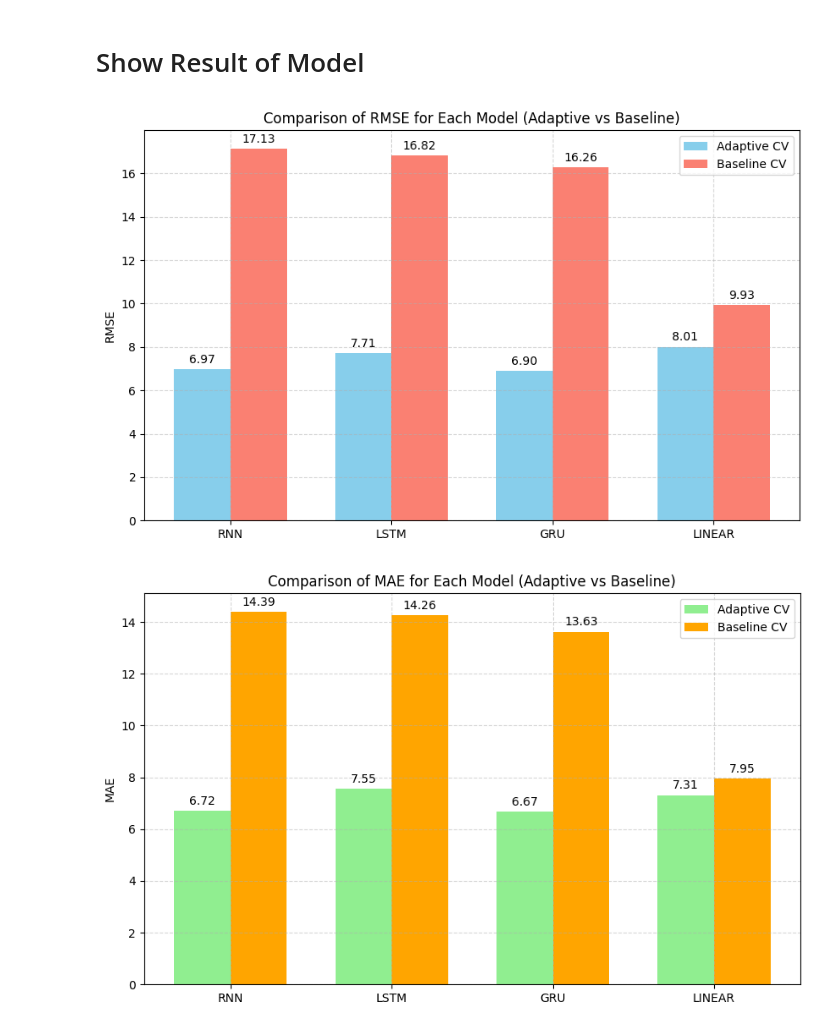
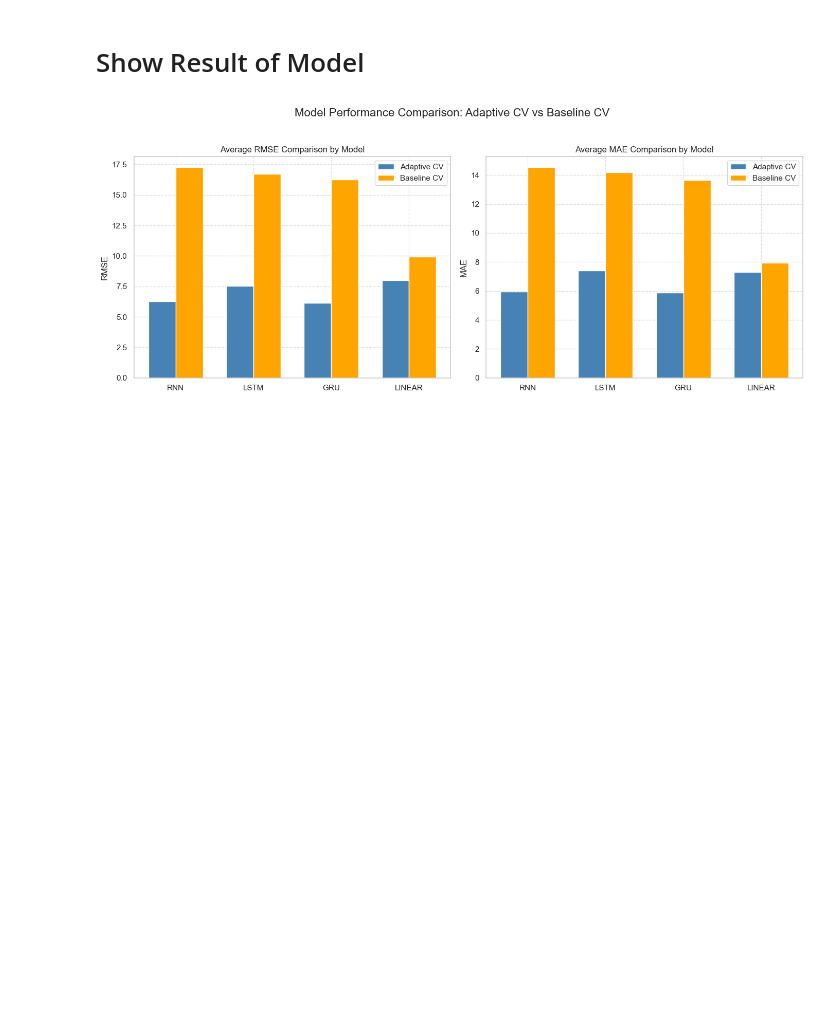
Before and after one commit to Prapakorn23/drift-cv-forecasting, a Jupyter notebook: Nvdia_Plot.ipynb, the cells around one changed output. Saved outputs shown, nothing was run; the diff lists cells and outputs as text; code cells hidden in the pictures; blank space fills up the shorter version.

```diff
--- a/Nvdia_Plot.ipynb
+++ b/Nvdia_Plot.ipynb
@@ -193,61 +219,45 @@ plt.show()
 # %%
 import matplotlib.pyplot as plt
 import numpy as np
 
-# ข้อมูลจากผลลัพธ์
+# ข้อมูลผลลัพธ์เฉลี่ยที่ให้มา
 models = ['RNN', 'LSTM', 'GRU', 'LINEAR']
-adaptive_rmse = [6.9697, 7.7064, 6.8963, 8.0087]
-baseline_rmse = [17.1264, 16.8202, 16.2636, 9.9348]
 
-adaptive_mae = [6.7216, 7.5451, 6.6738, 7.3146]
-baseline_mae = [14.3851, 14.2551, 13.6251, 7.9484]
+# ค่าเฉลี่ย RMSE
+rmse_adaptive = [6.2563, 7.5416, 6.1375, 8.0087]
+rmse_baseline = [17.2639, 16.7167, 16.2603, 9.9348]
 
-x = np.arange(len(models))  # ตำแหน่งแกน X
-width = 0.35  # ความกว้างของแท่ง
+# ค่าเฉลี่ย MAE
+mae_adaptive = [5.9710, 7.4106, 5.8958, 7.3146]
+mae_baseline = [14.5447, 14.1777, 13.6386, 7.9484]
 
-fig, ax = plt.subplots(figsize=(10,6))
-bar1 = ax.bar(x - width/2, adaptive_rmse, width, label='Adaptive CV', color='skyblue')
-bar2 = ax.bar(x + width/2, baseline_rmse, width, label='Baseline CV', color='salmon')
+x = np.arange(len(models))  # ตำแหน่งของโมเดลบนแกน x
+width = 0.35  # ความกว้างของบาร์กราฟ
 
-ax.set_ylabel('RMSE')
-ax.set_title('Comparison of RMSE for Each Model (Adaptive vs Baseline)')
-ax.set_xticks(x)
-ax.set_xticklabels(models)
-ax.legend()
-ax.grid(True, linestyle='--', alpha=0.5)
+fig, (ax1, ax2) = plt.subplots(1, 2, figsize=(14,6))
 
-# ใส่ค่าตัวเลขบนแท่ง
-for rect in bar1 + bar2:
-    height = rect.get_height()
-    ax.annotate(f'{height:.2f}',
-                xy=(rect.get_x() + rect.get_width() / 2, height),
-                xytext=(0, 3),  # offset
-                textcoords="offset points",
-                ha='center', va='bottom')
+# Plot RMSE
+ax1.bar(x - width/2, rmse_adaptive, width, label='Adaptive CV', color='steelblue')
+ax1.bar(x + width/2, rmse_baseline, width, label='Baseline CV', color='orange')
+ax1.set_ylabel('RMSE')
+ax1.set_title('Average RMSE Comparison by Model')
+ax1.set_xticks(x)
+ax1.set_xticklabels(models)
+ax1.legend()
+ax1.grid(True, linestyle='--', alpha=0.6)
 
+# Plot MAE
+ax2.bar(x - width/2, mae_adaptive, width, label='Adaptive CV', color='steelblue')
+ax2.bar(x + width/2, mae_baseline, width, label='Baseline CV', color='orange')
+ax2.set_ylabel('MAE')
+ax2.set_title('Average MAE Comparison by Model')
+ax2.set_xticks(x)
+ax2.set_xticklabels(models)
+ax2.legend()
+ax2.grid(True, linestyle='--', alpha=0.6)
+
+plt.suptitle('Model Performance Comparison: Adaptive CV vs Baseline CV', fontsize=16)
+plt.tight_layout(rect=[0, 0.03, 1, 0.95])
 plt.show()
-
-fig, ax = plt.subplots(figsize=(10,6))
-bar1 = ax.bar(x - width/2, adaptive_mae, width, label='Adaptive CV', color='lightgreen')
-bar2 = ax.bar(x + width/2, baseline_mae, width, label='Baseline CV', color='orange')
-
-ax.set_ylabel('MAE')
-ax.set_title('Comparison of MAE for Each Model (Adaptive vs Baseline)')
-ax.set_xticks(x)
-ax.set_xticklabels(models)
-ax.legend()
-ax.grid(True, linestyle='--', alpha=0.5)
-
-# ใส่ค่าตัวเลขบนแท่ง
-for rect in bar1 + bar2:
-    height = rect.get_height()
-    ax.annotate(f'{height:.2f}',
-                xy=(rect.get_x() + rect.get_width() / 2, height),
-                xytext=(0, 3),
-                textcoords="offset points",
-                ha='center', va='bottom')
-
-plt.show()
 # %% [output]
-[figure, old version]
+[figure, new version]
-[figure, removed]
```
Also changed, not shown: parts of 3 cells of this notebook.
